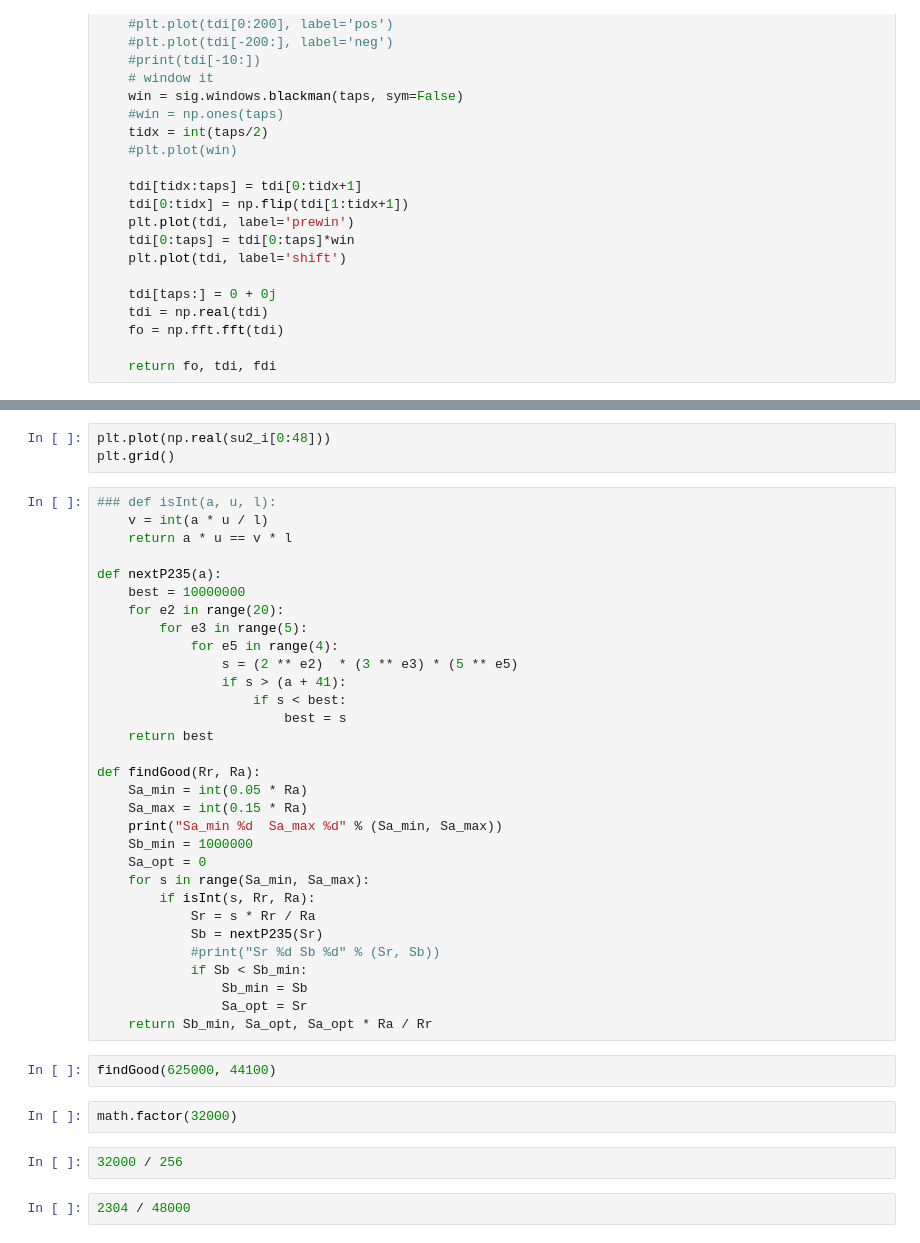
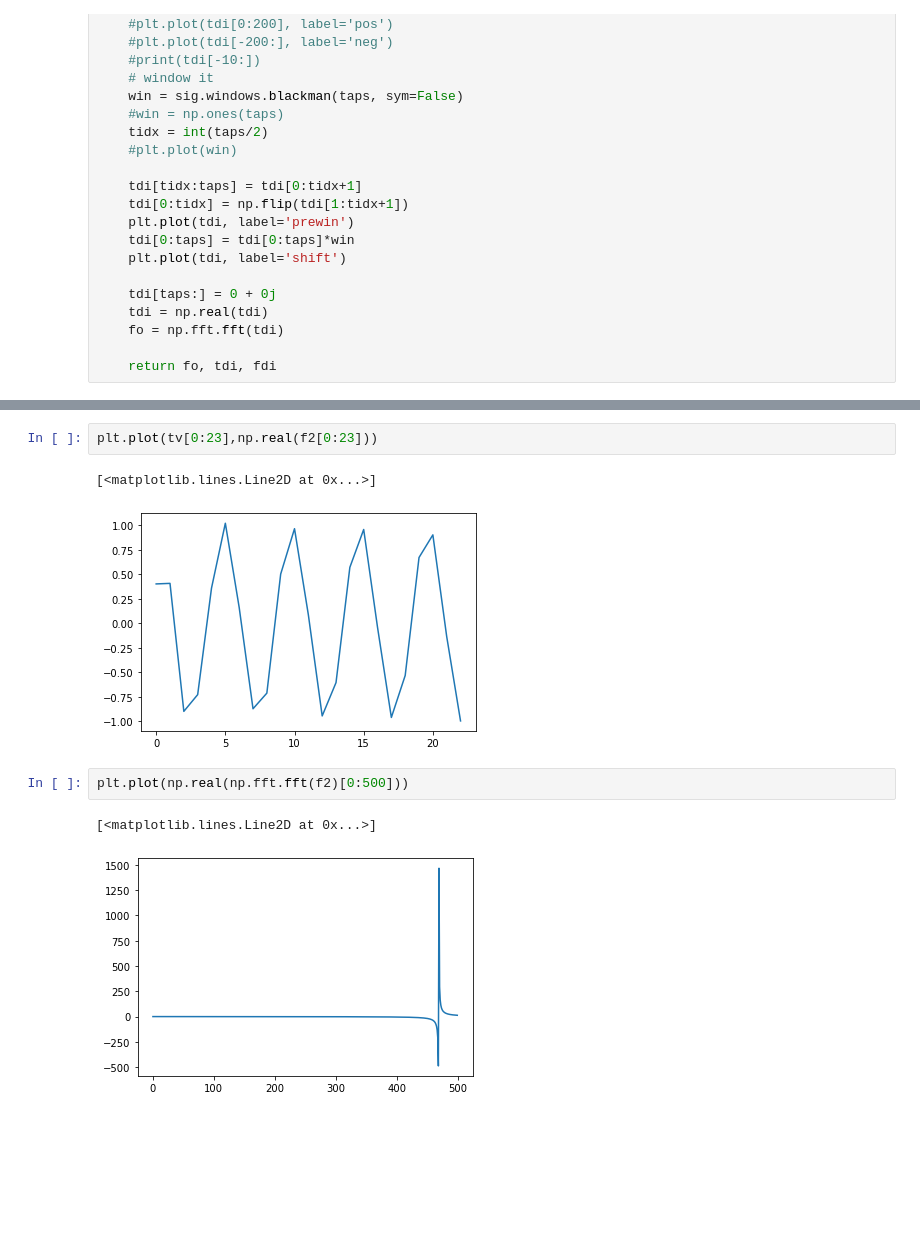
Before and after one commit to kb1vc/SoDaRadio, a Jupyter notebook: jupyter/ReSampler.ipynb, the cells around one changed output, grey strips where cells are left out. Saved outputs shown, nothing was run; the diff lists cells and outputs as text; blank space fills up the shorter version.

```diff
--- a/jupyter/ReSampler.ipynb
+++ b/jupyter/ReSampler.ipynb
@@ -198,42 +169,10 @@ su2_i.shape, s_i.shape
 # %%
-plt.plot(np.real(su2_i[0:48]))
-plt.grid()
+plt.plot(tv[0:23],np.real(f2[0:23]))
+# %% [output]
+[<matplotlib.lines.Line2D at 0x...>]
+[figure, added]
-# %%
-### def isInt(a, u, l):
-    v = int(a * u / l)
-    return a * u == v * l
-
-def nextP235(a):
-    best = 10000000
-    for e2 in range(20):
-        for e3 in range(5):
-            for e5 in range(4):
-                s = (2 ** e2)  * (3 ** e3) * (5 ** e5)
-                if s > (a + 41):
-                    if s < best:
-                        best = s
-    return best
-
-def findGood(Rr, Ra):
-    Sa_min = int(0.05 * Ra)
-    Sa_max = int(0.15 * Ra)
-    print("Sa_min %d  Sa_max %d" % (Sa_min, Sa_max))
-    Sb_min = 1000000
-    Sa_opt = 0
-    for s in range(Sa_min, Sa_max):
-        if isInt(s, Rr, Ra):
-            Sr = s * Rr / Ra
-            Sb = nextP235(Sr)
-            #print("Sr %d Sb %d" % (Sr, Sb))
-            if Sb < Sb_min:
-                Sb_min = Sb
-                Sa_opt = Sr
-    return Sb_min, Sa_opt, Sa_opt * Ra / Rr
-# %%
-findGood(625000, 44100)
-# %%
-math.factor(32000)
-# %%
-32000 / 256
-# %%
-2304 / 48000
+# %%
+plt.plot(np.real(np.fft.fft(f2)[0:500]))
+# %% [output]
+[<matplotlib.lines.Line2D at 0x...>]
+[figure, added]
```
Also changed, not shown: parts of 28 cells of this notebook, 10 other files.
